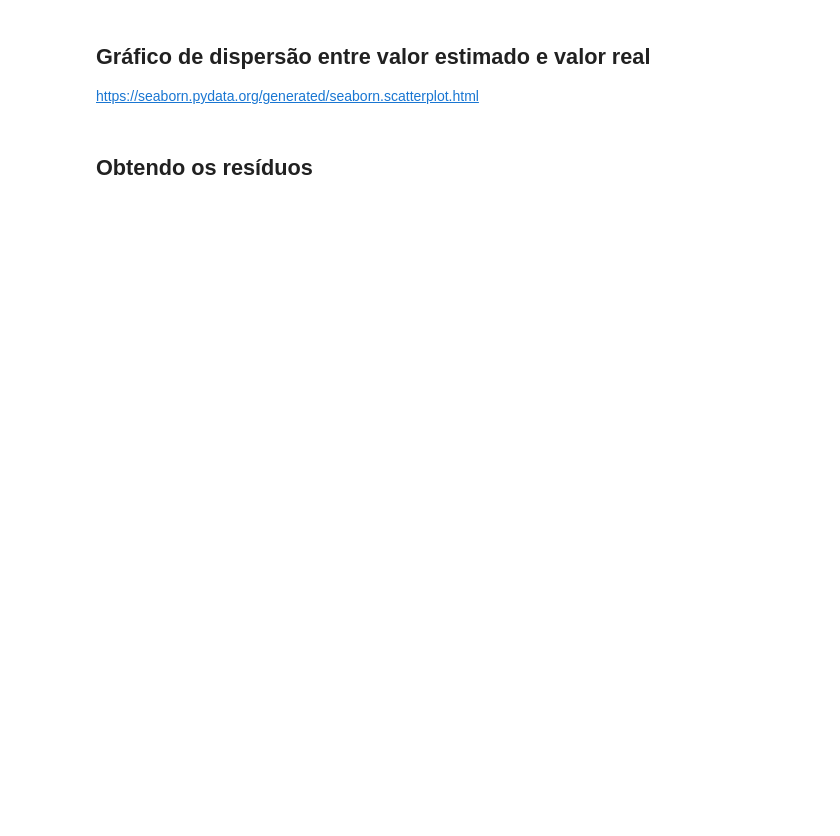
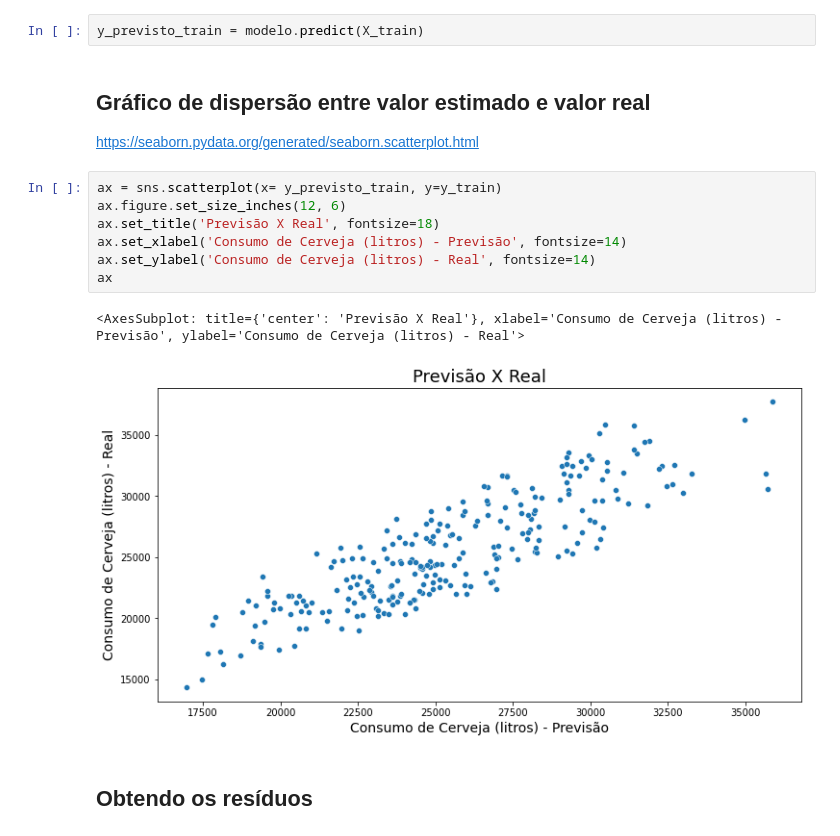
Before and after one commit to fcardosoo/13-Regress-o-linear-testando-rela-es-e-prevendo-resultados, a Jupyter notebook: Projeto/Regressão Linear.ipynb, the cells around one changed output. Cells and saved outputs as stored; diff of their text form; blank space fills up the shorter version.

```diff
--- a/Projeto/Regressão Linear.ipynb
+++ b/Projeto/Regressão Linear.ipynb
@@ -448,9 +448,21 @@ pd.DataFrame(data = np.append(modelo.intercept_, modelo.coef_), index=index, col
 <hr style='border: 2px solid red;'>
 # %% [markdown]
 ## Gerando as previsões do modelo para os dados de TREINO
+# %%
+y_previsto_train = modelo.predict(X_train)
 # %% [markdown]
 ## Gráfico de dispersão entre valor estimado e valor real
 
 https://seaborn.pydata.org/generated/seaborn.scatterplot.html
+# %%
+ax = sns.scatterplot(x= y_previsto_train, y=y_train)
+ax.figure.set_size_inches(12, 6)
+ax.set_title('Previsão X Real', fontsize=18)
+ax.set_xlabel('Consumo de Cerveja (litros) - Previsão', fontsize=14)
+ax.set_ylabel('Consumo de Cerveja (litros) - Real', fontsize=14)
+ax
+# %% [output]
+<AxesSubplot: title={'center': 'Previsão X Real'}, xlabel='Consumo de Cerveja (litros) - Previsão', ylabel='Consumo de Cerveja (litros) - Real'>
+[figure, added]
 # %% [markdown]
 ## Obtendo os resíduos
```
Also changed, not shown: parts of 1 cell of this notebook.
